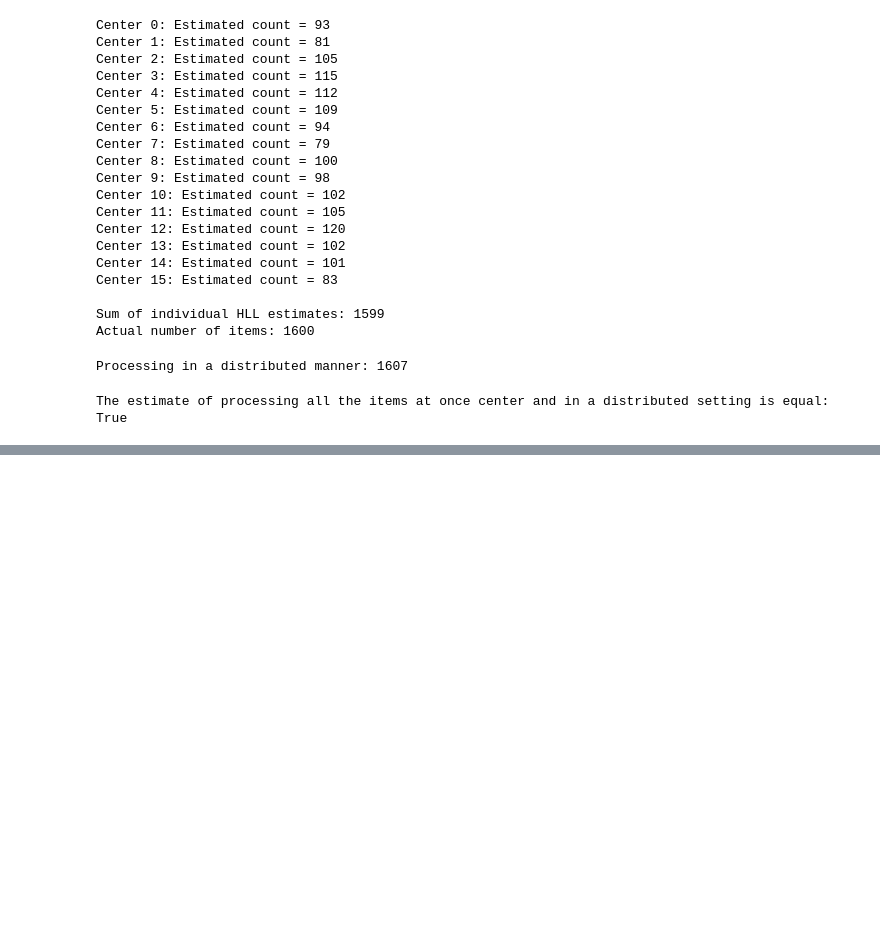
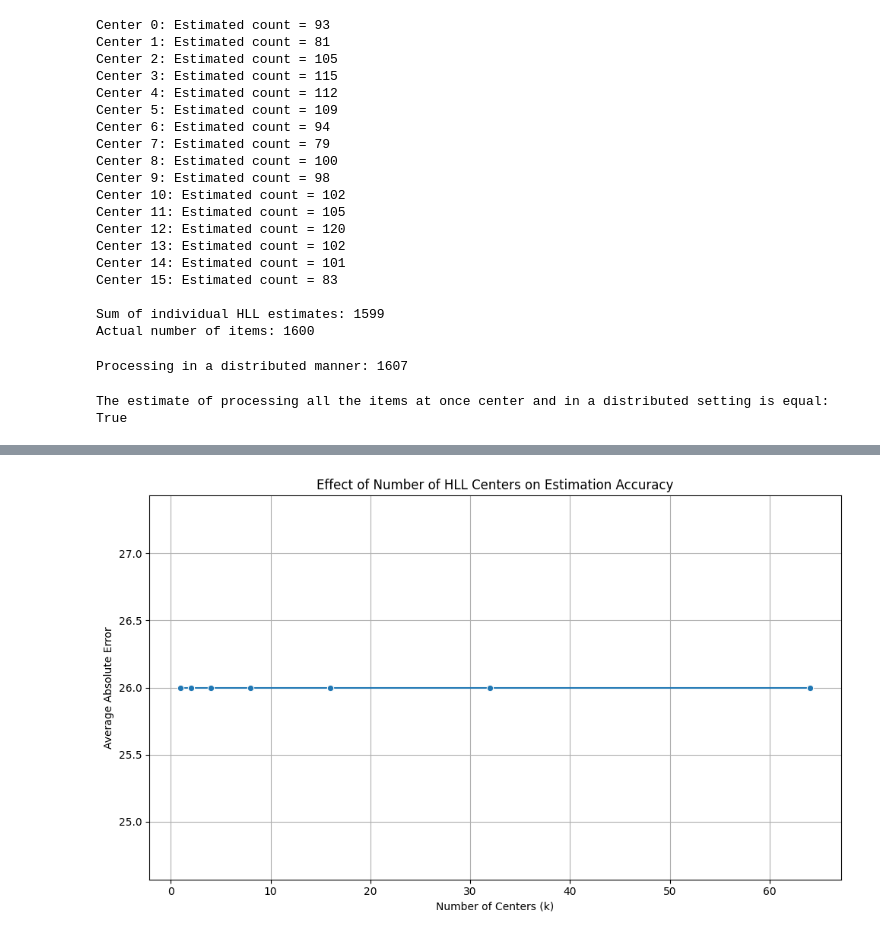
Before and after one commit to sahanakowshik/hyperloglog, a Jupyter notebook: test_naive_distributed.ipynb, the cells around one changed output, grey strips where cells are left out. Drawn from its saved outputs; the diff is of its cells as text; code cells hidden in the pictures; blank space fills up the shorter version.

```diff
--- a/test_naive_distributed.ipynb
+++ b/test_naive_distributed.ipynb
@@ -87,0 +172,45 @@ The estimate of processing all the items at once center and in a distributed set
+# %%
+# Run experiment
+results_k = []
+items = [random_string() for _ in range(m)]
+
+for k in k_values:
+    for _ in range(num_trials):
+        # Create k centers
+        centers = [hyperloglog.HyperLogLog(precision) for _ in range(k)]
+
+        # Assign items to centers
+        for item in items:
+            centers[random.randint(0, k - 1)].add(item)
+
+        # Merge estimates
+        coordinator = hyperloglog.HyperLogLog(precision)
+        for center in centers:
+            coordinator.update(center)
+
+        est = len(coordinator)
+        abs_error = abs(est - m)
+
+        results_k.append({
+            "k": k,
+            "abs_error": abs_error
+        })
+
+# Convert to DataFrame
+df_k = pd.DataFrame(results_k)
+# %%
+# Plotting function
+def plot_error_vs_centers(df, y="abs_error", ylabel="Average Absolute Error"):
+    plt.figure(figsize=(10, 6))
+    sns.lineplot(data=df, x="k", y=y, marker="o", errorbar="sd")
+    plt.title("Effect of Number of HLL Centers on Estimation Accuracy")
+    plt.xlabel("Number of Centers (k)")
+    plt.ylabel(ylabel)
+    plt.grid(True)
+    plt.tight_layout()
+    plt.show()
+
+# Call plot
+plot_error_vs_centers(df_k)
+# %% [output]
+[figure, added]
```
Also changed, not shown: parts of 8 cells of this notebook, 2 other files.
